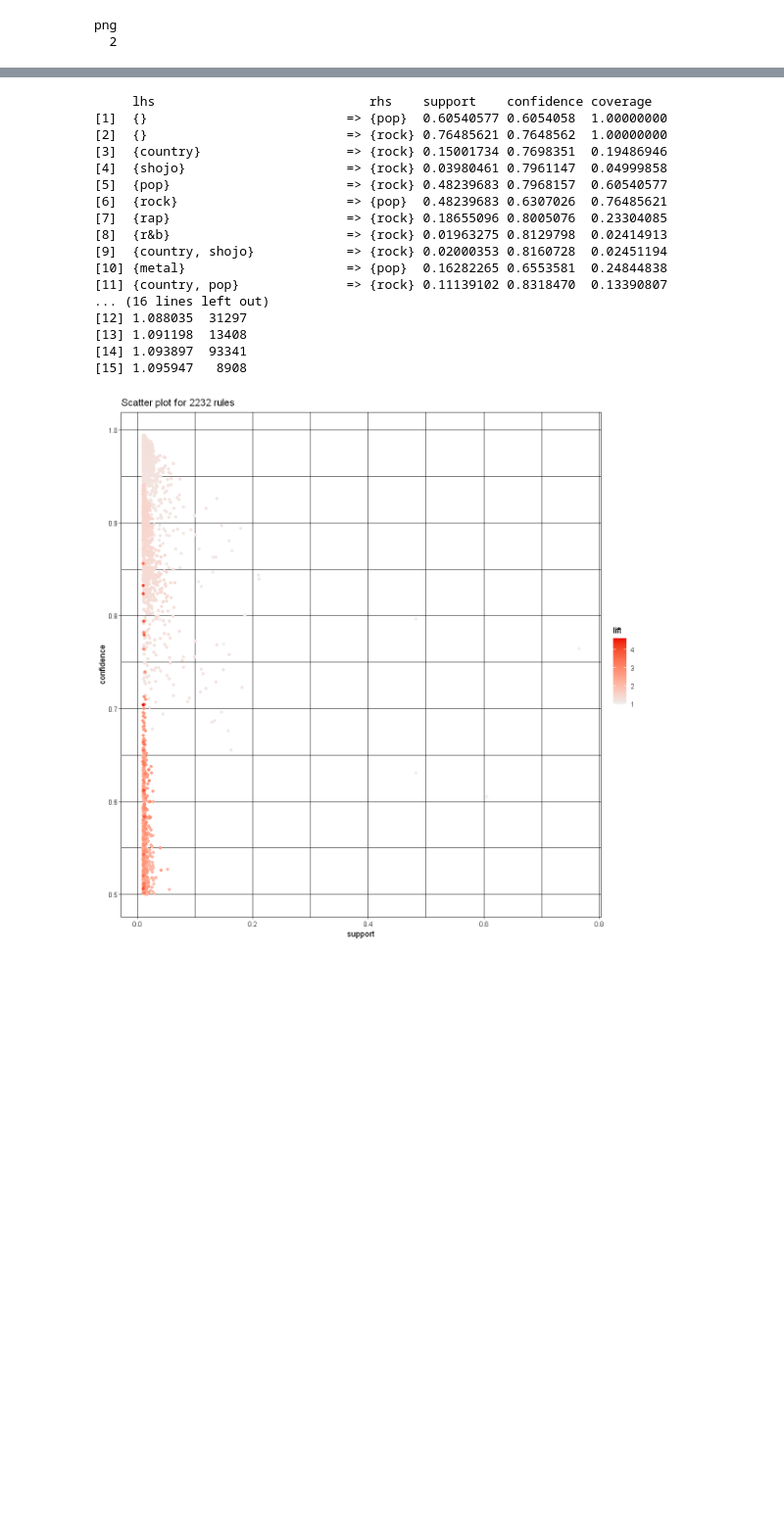
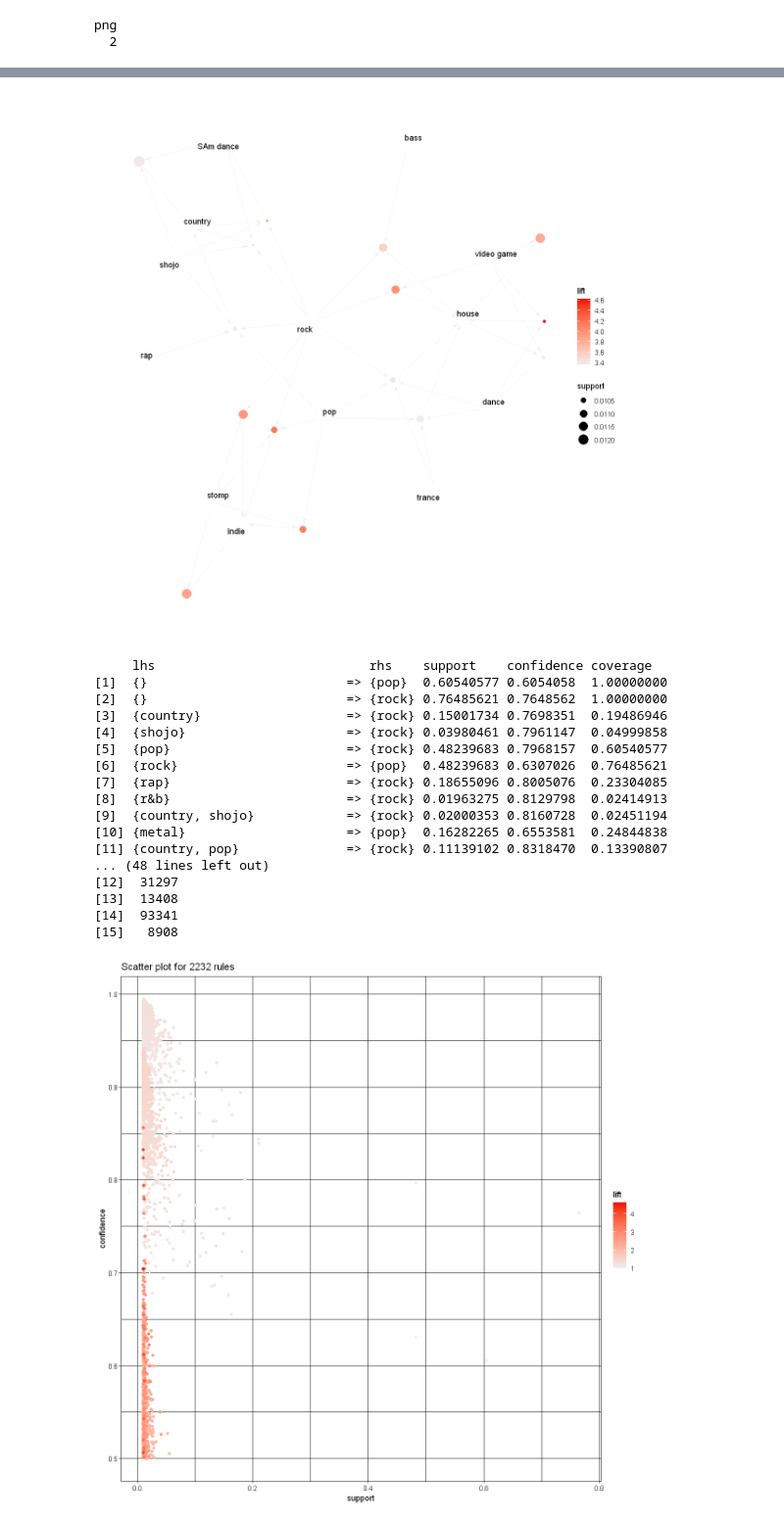
Before and after one commit to smehdizadeh/CSCI5622_Machine-Learning, a Jupyter notebook: arm.ipynb, the cells around one changed output, grey strips where cells are left out. Shown at 98% size. Cells and saved outputs as stored; diff of their text form; code cells hidden in the pictures; blank space fills up the shorter version.

```diff
--- a/arm.ipynb
+++ b/arm.ipynb
@@ -151,5 +198,11 @@ inspect(head(sort(rule1, by="confidence"), 15))
+# %%
+options(repr.plot.width=10, repr.plot.height=10)
+subrulesK <- head(sort(rule1, by="lift", decreasing=TRUE),15)
+plot(subrulesK, method="graph")
+# %% [output]
+[figure, added]
 # %%
-inspect(head(sort(rule1, by="lift", decreasing=FALSE), 15))
+print(format(inspect(head(sort(rule1, by="lift", decreasing=FALSE), 15)), digits=5))
 # %% [output]
      lhs                            rhs    support    confidence coverage
 [1]  {}                          => {pop}  0.60540577 0.6054058  1.00000000
@@ -163,11 +216,11 @@ inspect(head(sort(rule1, by="lift", decreasing=FALSE), 15))
 [9]  {country, shojo}            => {rock} 0.02000353 0.8160728  0.02451194
 [10] {metal}                     => {pop}  0.16282265 0.6553581  0.24844838
 [11] {country, pop}              => {rock} 0.11139102 0.8318470  0.13390807
-... (16 lines left out)
-[12] 1.088035  31297
-[13] 1.091198  13408
-[14] 1.093897  93341
-[15] 1.095947   8908
+... (48 lines left out)
+[12]  31297
+[13]  13408
+[14]  93341
+[15]   8908
 # %%
 plot(rule1)
 # %% [output]
```
Also changed, not shown: parts of 10 cells of this notebook.
